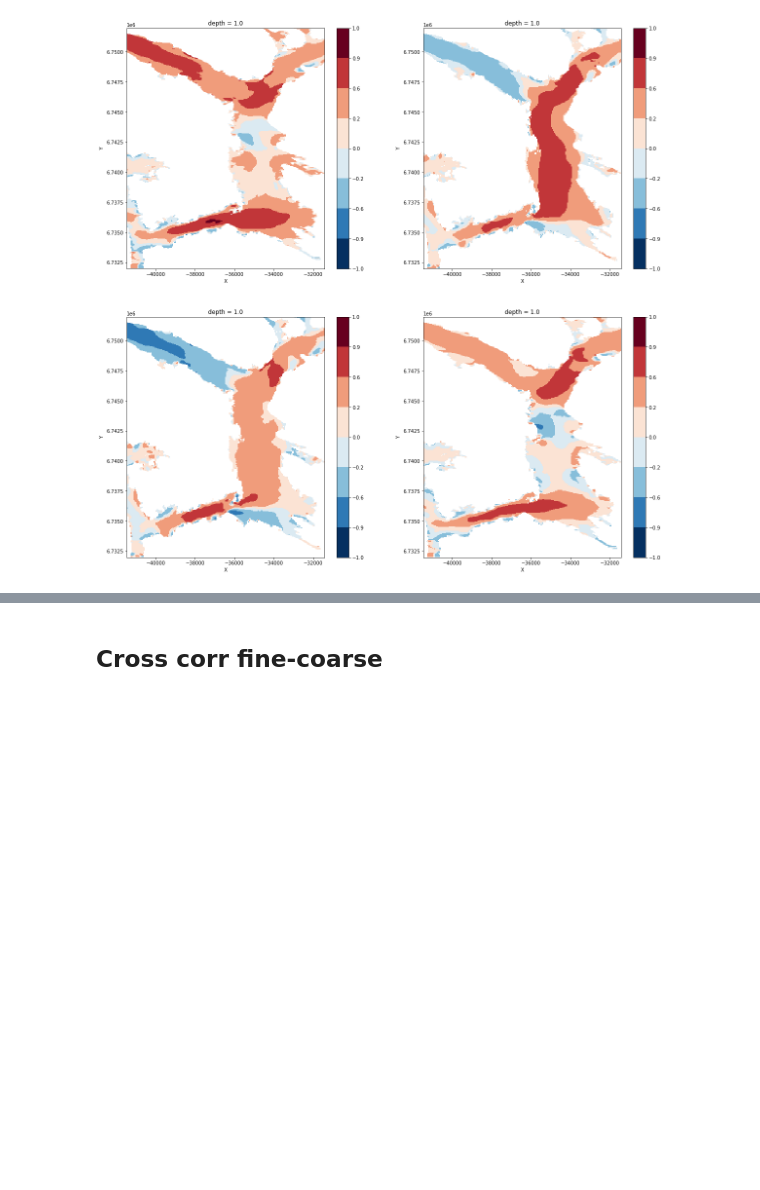
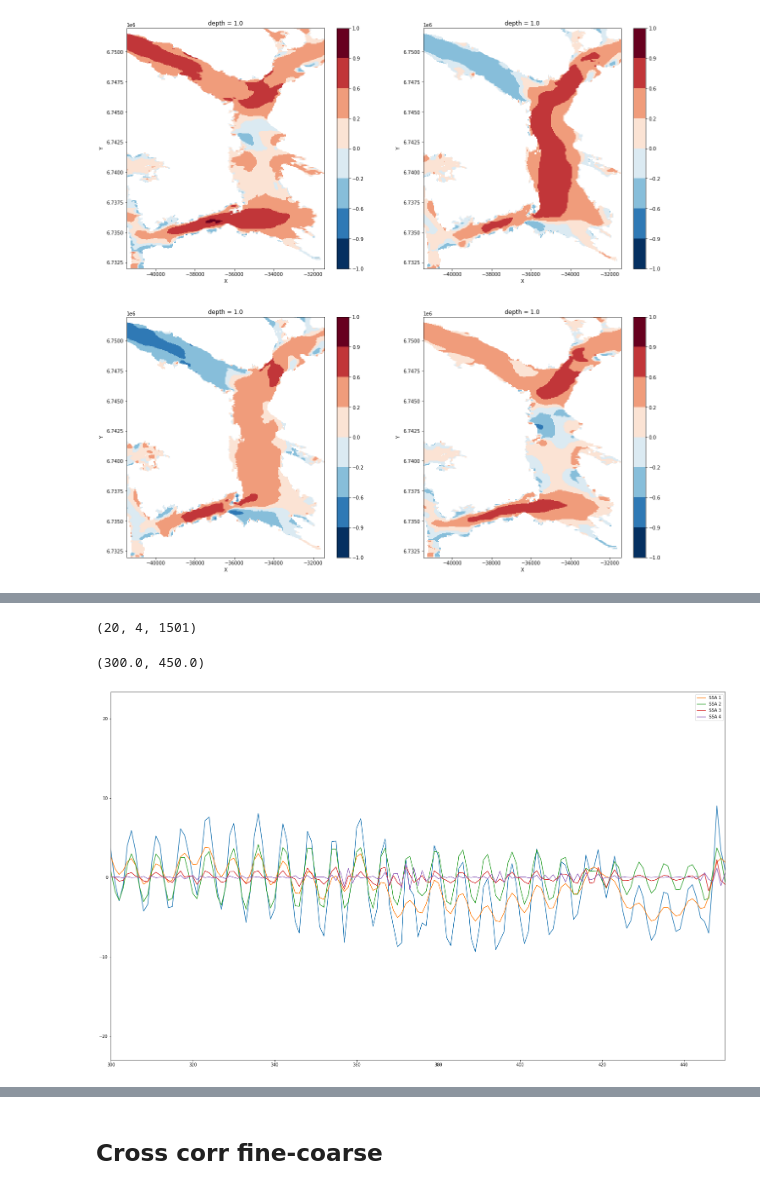
Before and after one commit to galendal/FACTS, a Jupyter notebook: MCA.ipynb, the cells around one changed output, grey strips where cells are left out. Drawn from its saved outputs; the diff is of its cells as text; code cells hidden in the pictures; blank space fills up the shorter version.

```diff
--- a/MCA.ipynb
+++ b/MCA.ipynb
@@ -254,0 +276,3 @@ ValueError: applied function returned data with unexpected number of dimensions.
+# %%
+ts=res.A.data.T
+np.shape(ts)
@@ -254,0 +301,24 @@ ValueError: applied function returned data with unexpected number of dimensions.
+# %%
+from pyts.decomposition import SingularSpectrumAnalysis
+ssa=SingularSpectrumAnalysis()#window_size=3)
+X_ssa=ssa.fit_transform(ts)
+# %%
+np.shape(X_ssa)
+# %% [output]
+(20, 4, 1501)
+# %%
+from cProfile import label
+
+
+plt.figure(figsize=(26,16))
+ax1=plt.subplot(111)
+ax1.plot(ts[0])
+plt.xlim(300,450)
+ax2=plt.subplot(111)
+for i in range(np.shape(X_ssa)[1]):
+    ax2.plot(X_ssa[0,i,:],label='SSA {0}'.format(i+1))
+ax2.legend(loc='best')
+plt.xlim(300,450)
+# %% [output]
+(300.0, 450.0)
+[figure, added]
```
Also changed, not shown: parts of 16 cells of this notebook.
